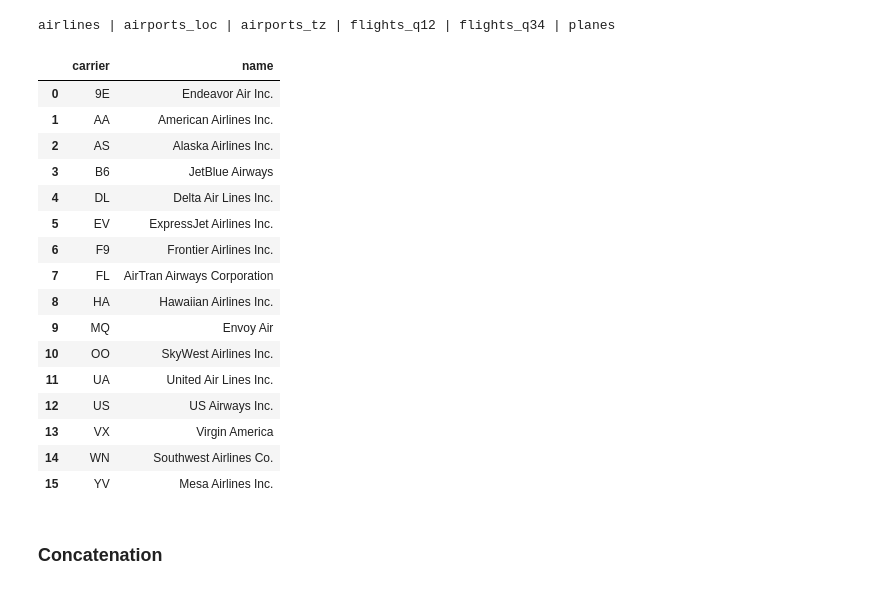
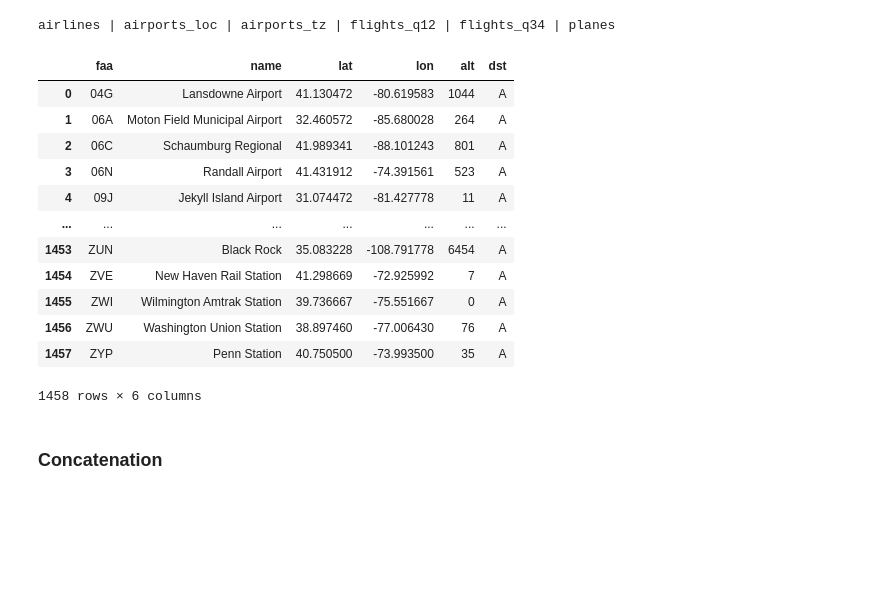
Before and after one commit to warwickdatasciencesociety/python-for-data-science, a Jupyter notebook: session-four/session-four-teaching-solutions.ipynb, the cells around one changed output. Drawn from its saved outputs; the diff is of its cells as text; code cells hidden in the pictures; blank space fills up the shorter version.

```diff
--- a/session-four/session-four-teaching-solutions.ipynb
+++ b/session-four/session-four-teaching-solutions.ipynb
@@ -42,25 +42,21 @@ print(*data.keys(), sep=' | ')
 airlines | airports_loc | airports_tz | flights_q12 | flights_q34 | planes
 # %%
 # Airlines dataset
-data['airlines']
+data['airports_loc']
 # %% [output]
-|  | carrier | name |
-| 0 | 9E | Endeavor Air Inc. |
-| 1 | AA | American Airlines Inc. |
-| 2 | AS | Alaska Airlines Inc. |
-| 3 | B6 | JetBlue Airways |
-| 4 | DL | Delta Air Lines Inc. |
-| 5 | EV | ExpressJet Airlines Inc. |
-| 6 | F9 | Frontier Airlines Inc. |
-| 7 | FL | AirTran Airways Corporation |
-| 8 | HA | Hawaiian Airlines Inc. |
-| 9 | MQ | Envoy Air |
-| 10 | OO | SkyWest Airlines Inc. |
-| 11 | UA | United Air Lines Inc. |
-| 12 | US | US Airways Inc. |
-| 13 | VX | Virgin America |
-| 14 | WN | Southwest Airlines Co. |
-| 15 | YV | Mesa Airlines Inc. |
+|  | faa | name | lat | lon | alt | dst |
+| 0 | 04G | Lansdowne Airport | 41.130472 | -80.619583 | 1044 | A |
+| 1 | 06A | Moton Field Municipal Airport | 32.460572 | -85.680028 | 264 | A |
+| 2 | 06C | Schaumburg Regional | 41.989341 | -88.101243 | 801 | A |
+| 3 | 06N | Randall Airport | 41.431912 | -74.391561 | 523 | A |
+| 4 | 09J | Jekyll Island Airport | 31.074472 | -81.427778 | 11 | A |
+| ... | ... | ... | ... | ... | ... | ... |
+| 1453 | ZUN | Black Rock | 35.083228 | -108.791778 | 6454 | A |
+| 1454 | ZVE | New Haven Rail Station | 41.298669 | -72.925992 | 7 | A |
+| 1455 | ZWI | Wilmington Amtrak Station | 39.736667 | -75.551667 | 0 | A |
+| 1456 | ZWU | Washington Union Station | 38.897460 | -77.006430 | 76 | A |
+| 1457 | ZYP | Penn Station | 40.750500 | -73.993500 | 35 | A |
+1458 rows × 6 columns
 # %% [markdown]
 ### Concatenation
 # %% [markdown]
```
Also changed, not shown: parts of 1 cell of this notebook, 2 other files.
